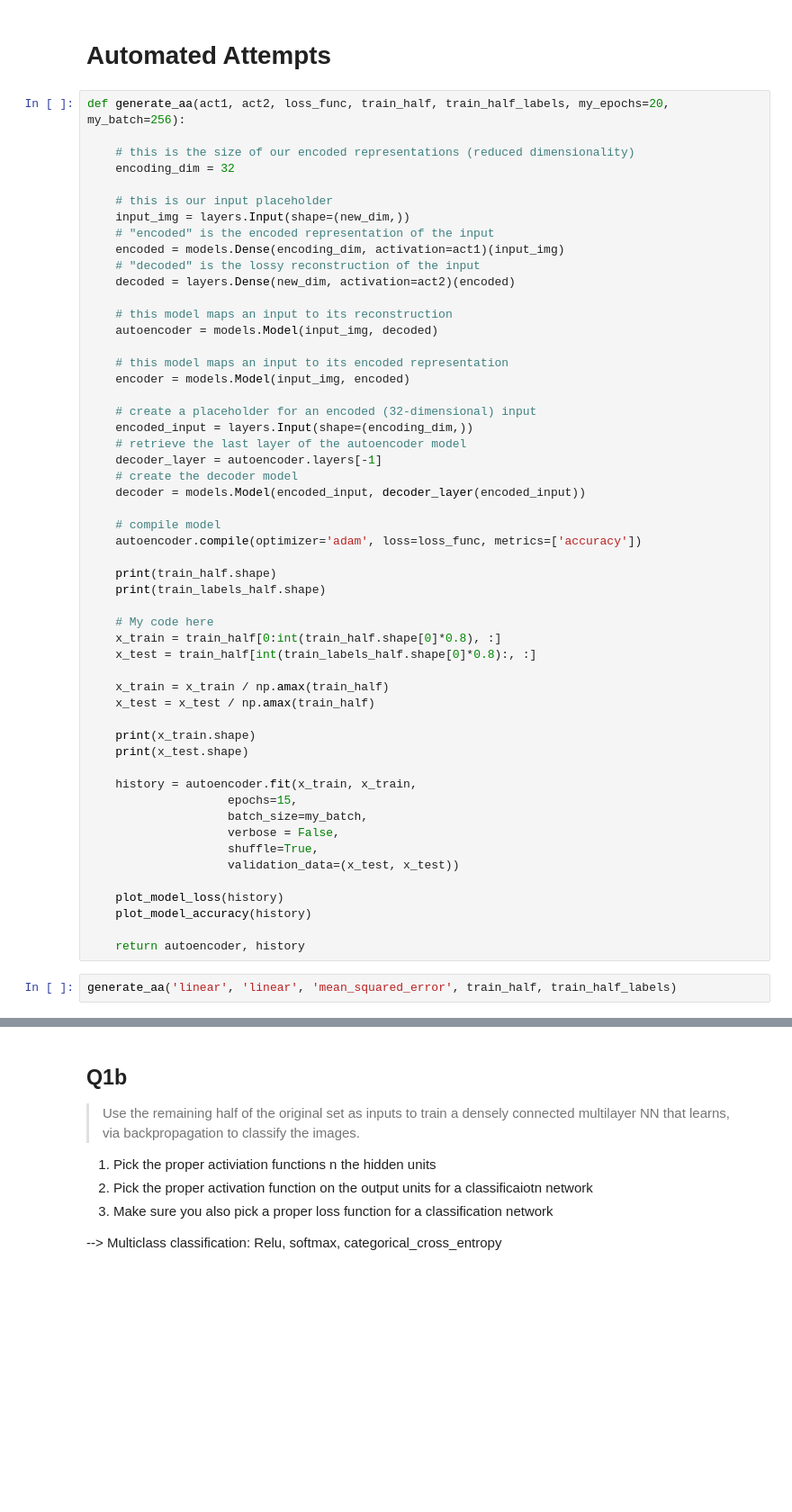
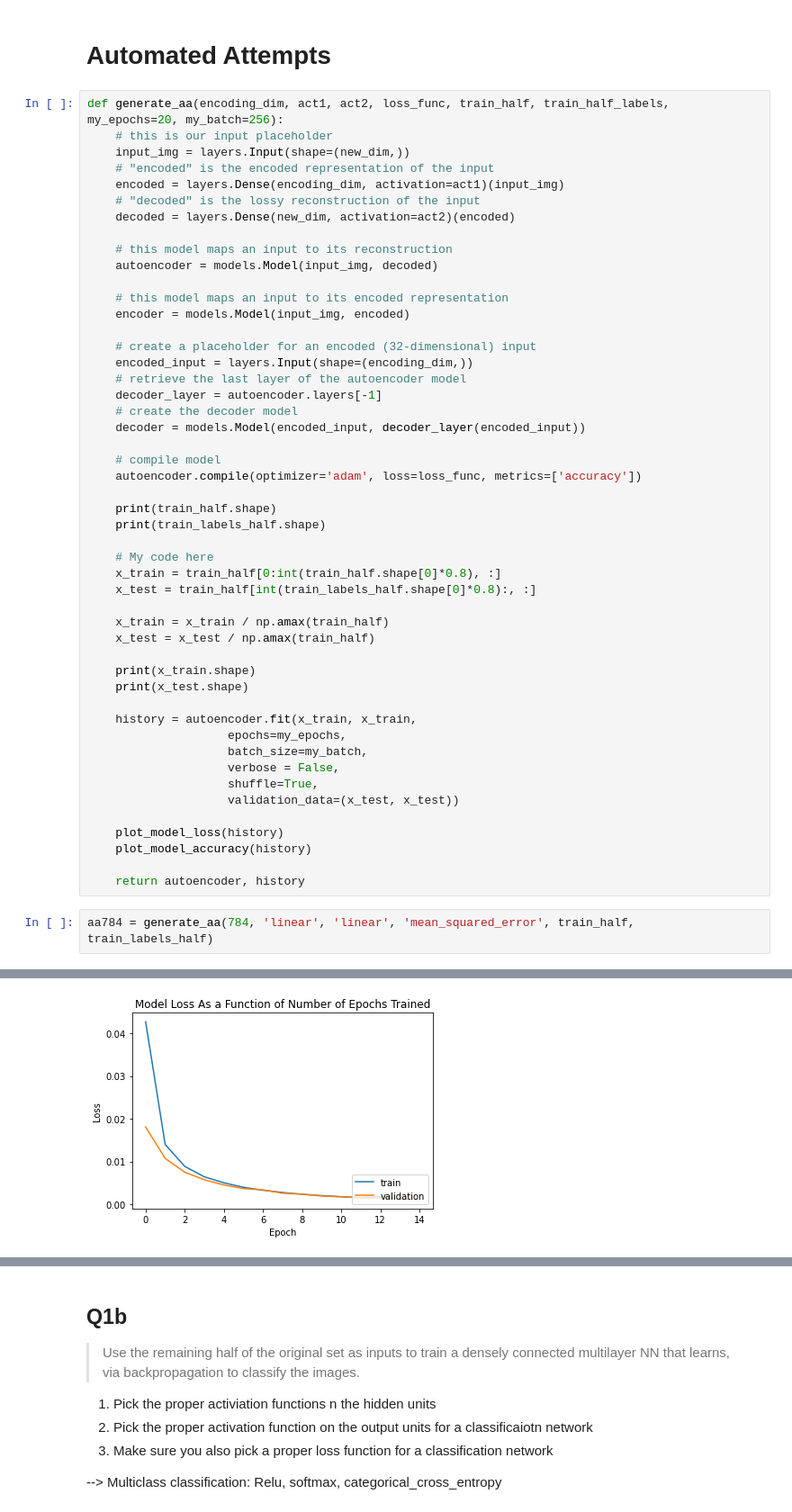
Before and after one commit to kdmalc/CompNeuro, a Jupyter notebook: 07/Homework7.ipynb, the cells around one changed output, grey strips where cells are left out. Shown at 90% size. Saved outputs shown, nothing was run; the diff lists cells and outputs as text; blank space fills up the shorter version.

```diff
--- a/07/Homework7.ipynb
+++ b/07/Homework7.ipynb
@@ -107,15 +103,11 @@ train_labels_half = train_labels_shuffled[0:train_shuffled.shape[0]//2]
 # %% [markdown]
 # Automated Attempts
 # %%
-def generate_aa(act1, act2, loss_func, train_half, train_half_labels, my_epochs=20, my_batch=256):
-
-    # this is the size of our encoded representations (reduced dimensionality)
-    encoding_dim = 32
-
+def generate_aa(encoding_dim, act1, act2, loss_func, train_half, train_half_labels, my_epochs=20, my_batch=256):
     # this is our input placeholder
     input_img = layers.Input(shape=(new_dim,))
     # "encoded" is the encoded representation of the input
-    encoded = models.Dense(encoding_dim, activation=act1)(input_img)
+    encoded = layers.Dense(encoding_dim, activation=act1)(input_img)
     # "decoded" is the lossy reconstruction of the input
     decoded = layers.Dense(new_dim, activation=act2)(encoded)
 
@@ -149,7 +141,7 @@ def generate_aa(act1, act2, loss_func, train_half, train_half_labels, my_epochs=
     print(x_test.shape)
 
     history = autoencoder.fit(x_train, x_train,
-                    epochs=15,
+                    epochs=my_epochs,
                     batch_size=my_batch,
                     verbose = False,
                     shuffle=True,
@@ -160,4 +152,5 @@ def generate_aa(act1, act2, loss_func, train_half, train_half_labels, my_epochs=
 
     return autoencoder, history
 # %%
-generate_aa('linear', 'linear', 'mean_squared_error', train_half, train_half_labels)
+aa784 = generate_aa(784, 'linear', 'linear', 'mean_squared_error', train_half, train_labels_half)
+# %% [output]
@@ -163,0 +161 @@ generate_aa('linear', 'linear', 'mean_squared_error', train_half, train_half_lab
+[figure, added]
```
Also changed, not shown: parts of 10 cells of this notebook.
